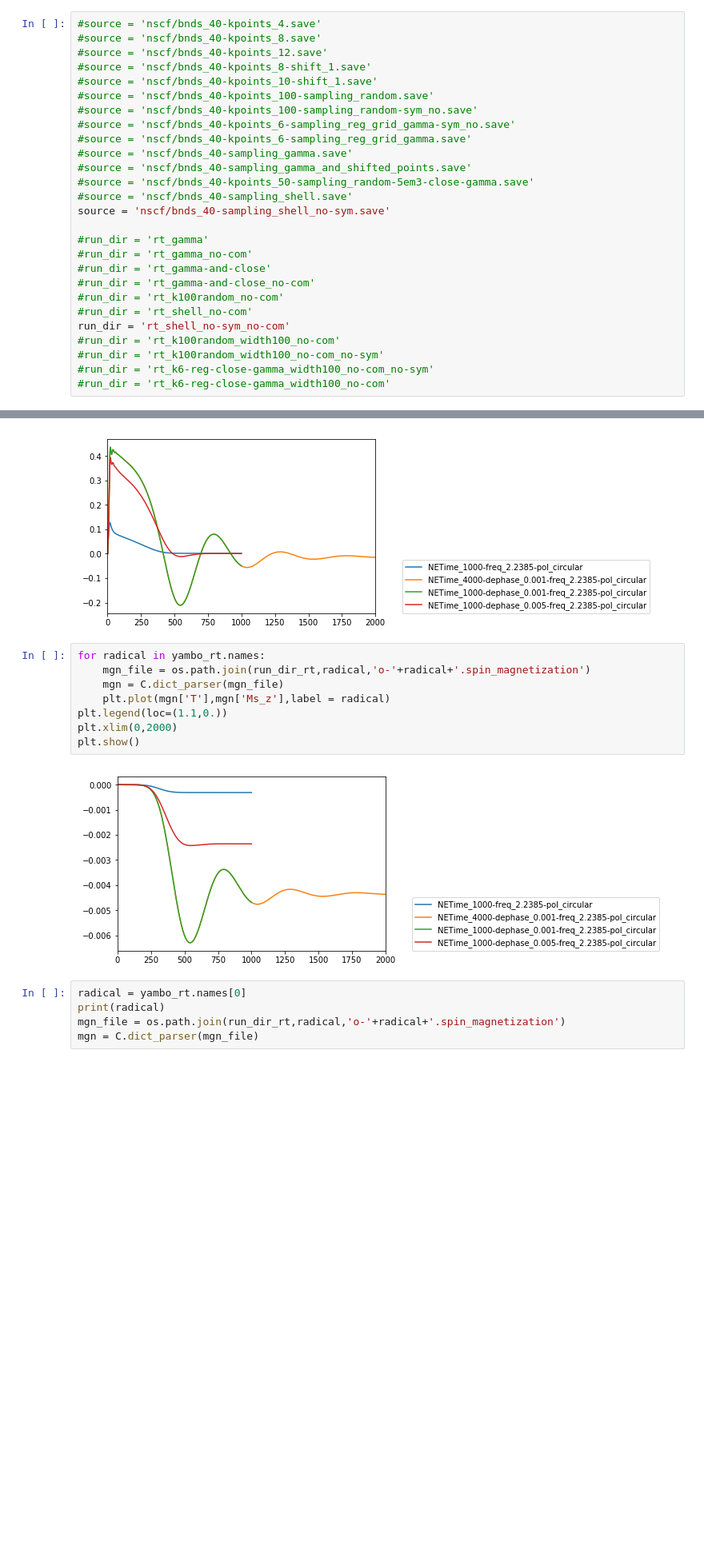
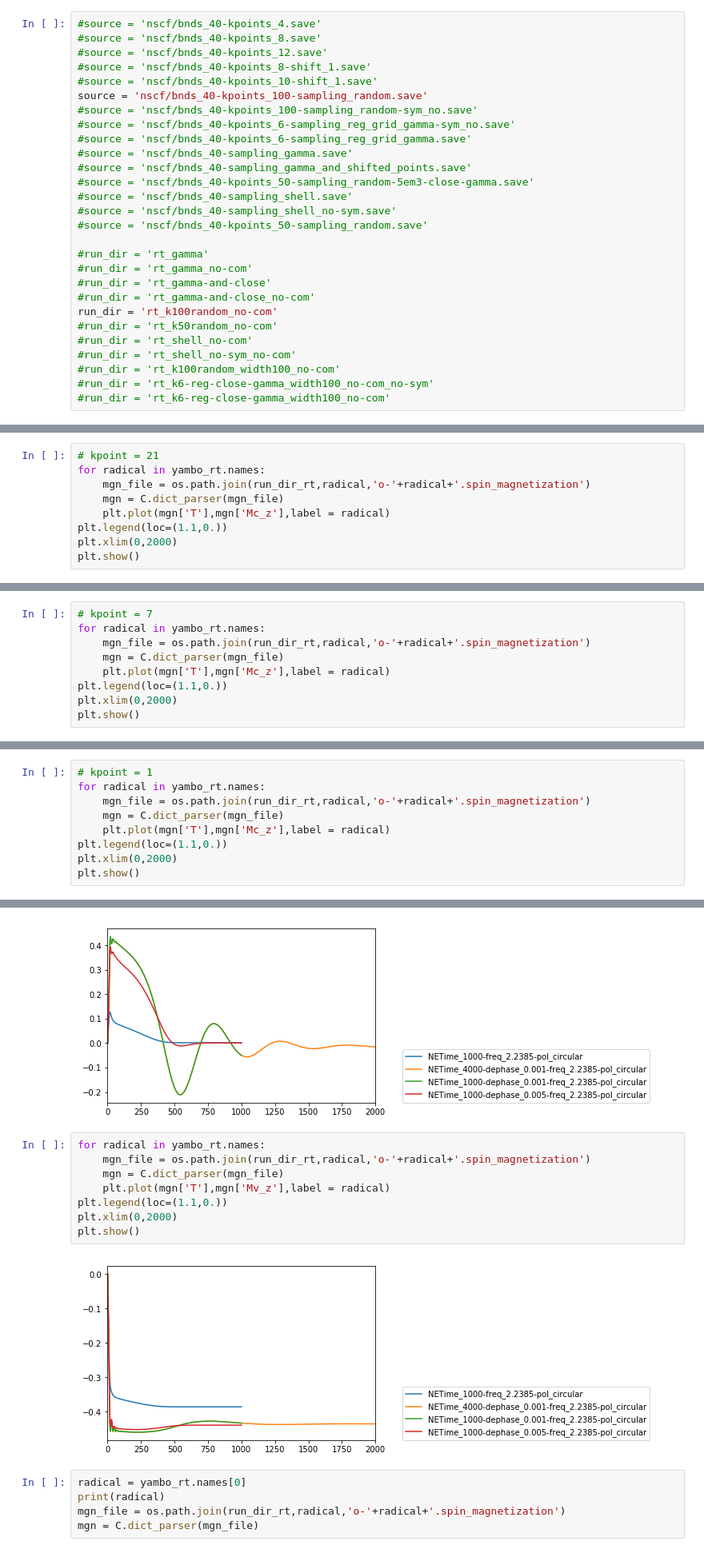
Before and after one commit to marcodalessandro76/Generation-and-decay-of-the-degree-of-spin-polarization-in-GaAs, a Jupyter notebook: RT_calculations.ipynb, the cells around one changed output, grey strips where cells are left out. Shown at 80% size. Saved outputs shown, nothing was run; the diff lists cells and outputs as text; blank space fills up the shorter version.

```diff
--- a/RT_calculations.ipynb
+++ b/RT_calculations.ipynb
@@ -15,7 +15,7 @@ Choose the source and the  run_dir on the basis of the number of k-points and sh
 #source = 'nscf/bnds_40-kpoints_12.save'
 #source = 'nscf/bnds_40-kpoints_8-shift_1.save'
 #source = 'nscf/bnds_40-kpoints_10-shift_1.save'
-#source = 'nscf/bnds_40-kpoints_100-sampling_random.save'
+source = 'nscf/bnds_40-kpoints_100-sampling_random.save'
 #source = 'nscf/bnds_40-kpoints_100-sampling_random-sym_no.save'
 #source = 'nscf/bnds_40-kpoints_6-sampling_reg_grid_gamma-sym_no.save'
 #source = 'nscf/bnds_40-kpoints_6-sampling_reg_grid_gamma.save'
@@ -23,17 +23,18 @@ Choose the source and the  run_dir on the basis of the number of k-points and sh
 #source = 'nscf/bnds_40-sampling_gamma_and_shifted_points.save'
 #source = 'nscf/bnds_40-kpoints_50-sampling_random-5em3-close-gamma.save'
 #source = 'nscf/bnds_40-sampling_shell.save'
-source = 'nscf/bnds_40-sampling_shell_no-sym.save'
+#source = 'nscf/bnds_40-sampling_shell_no-sym.save'
+#source = 'nscf/bnds_40-kpoints_50-sampling_random.save'
 
 #run_dir = 'rt_gamma'
 #run_dir = 'rt_gamma_no-com'
 #run_dir = 'rt_gamma-and-close'
 #run_dir = 'rt_gamma-and-close_no-com'
-#run_dir = 'rt_k100random_no-com'
+run_dir = 'rt_k100random_no-com'
+#run_dir = 'rt_k50random_no-com'
 #run_dir = 'rt_shell_no-com'
-run_dir = 'rt_shell_no-sym_no-com'
+#run_dir = 'rt_shell_no-sym_no-com'
 #run_dir = 'rt_k100random_width100_no-com'
-#run_dir = 'rt_k100random_width100_no-com_no-sym'
 #run_dir = 'rt_k6-reg-close-gamma_width100_no-com_no-sym'
 #run_dir = 'rt_k6-reg-close-gamma_width100_no-com'
 # %% [markdown]
@@ -406,3 +413,12 @@ plt.ylim((0,5e-3))
 [figure]
 # %% [markdown]
 Plot the time dependence of the z component of the magnetization for each pump
+# %%
+# kpoint = 21
+for radical in yambo_rt.names:
+    mgn_file = os.path.join(run_dir_rt,radical,'o-'+radical+'.spin_magnetization')
+    mgn = C.dict_parser(mgn_file)
+    plt.plot(mgn['T'],mgn['Mc_z'],label = radical)
+plt.legend(loc=(1.1,0.))
+plt.xlim(0,2000)
+plt.show()
@@ -408,0 +427,9 @@ Plot the time dependence of the z component of the magnetization for each pump
+# %%
+# kpoint = 7
+for radical in yambo_rt.names:
+    mgn_file = os.path.join(run_dir_rt,radical,'o-'+radical+'.spin_magnetization')
+    mgn = C.dict_parser(mgn_file)
+    plt.plot(mgn['T'],mgn['Mc_z'],label = radical)
+plt.legend(loc=(1.1,0.))
+plt.xlim(0,2000)
+plt.show()
@@ -408,0 +438,9 @@ Plot the time dependence of the z component of the magnetization for each pump
+# %%
+# kpoint = 1
+for radical in yambo_rt.names:
+    mgn_file = os.path.join(run_dir_rt,radical,'o-'+radical+'.spin_magnetization')
+    mgn = C.dict_parser(mgn_file)
+    plt.plot(mgn['T'],mgn['Mc_z'],label = radical)
+plt.legend(loc=(1.1,0.))
+plt.xlim(0,2000)
+plt.show()
@@ -419,13 +459,13 @@ plt.show()
 # %%
 for radical in yambo_rt.names:
     mgn_file = os.path.join(run_dir_rt,radical,'o-'+radical+'.spin_magnetization')
     mgn = C.dict_parser(mgn_file)
-    plt.plot(mgn['T'],mgn['Ms_z'],label = radical)
+    plt.plot(mgn['T'],mgn['Mv_z'],label = radical)
 plt.legend(loc=(1.1,0.))
 plt.xlim(0,2000)
 plt.show()
 # %% [output]
-[figure, old version]
+[figure, new version]
 # %%
 radical = yambo_rt.names[0]
 print(radical)
```
Also changed, not shown: parts of 25 cells of this notebook, 2 other files.
